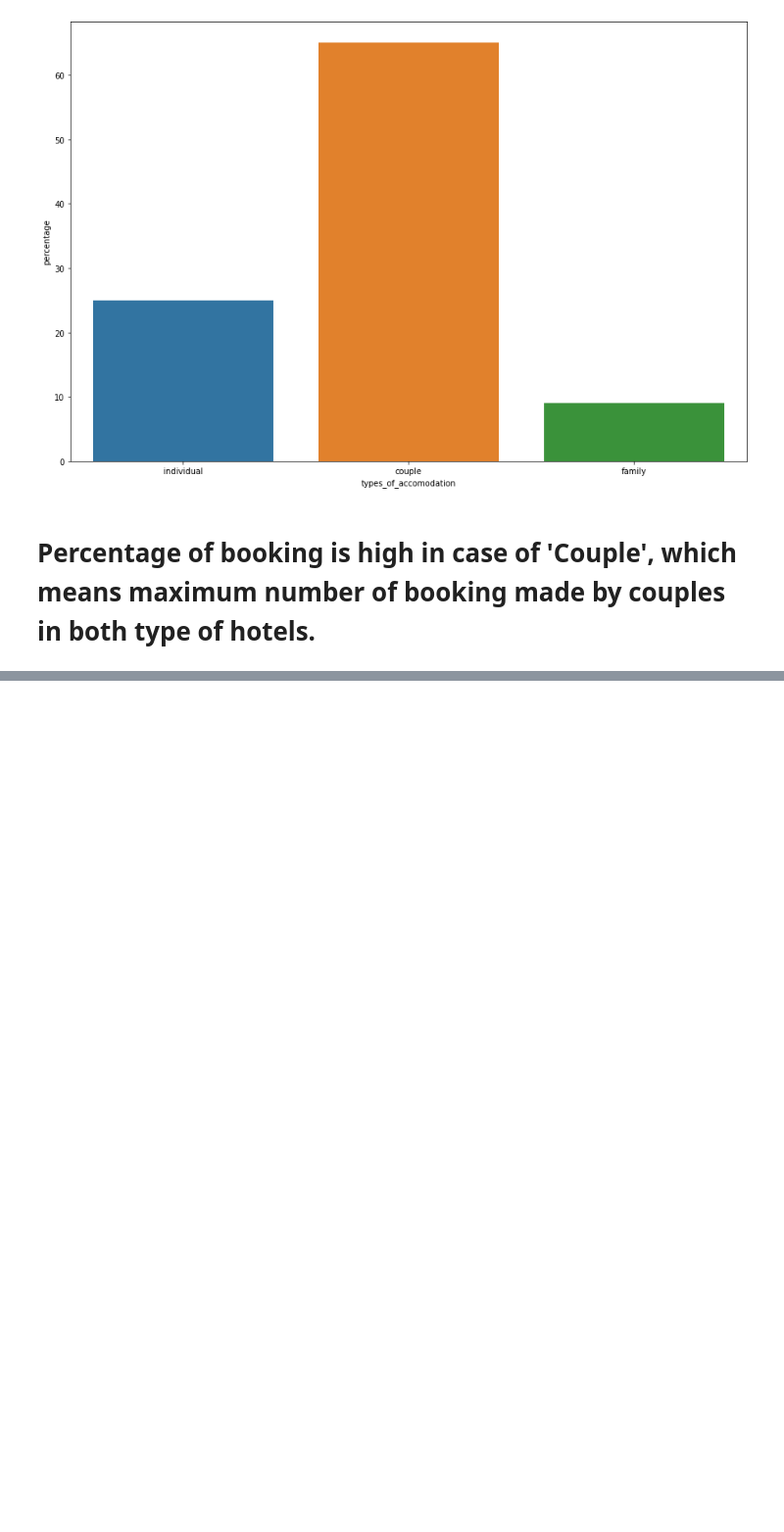
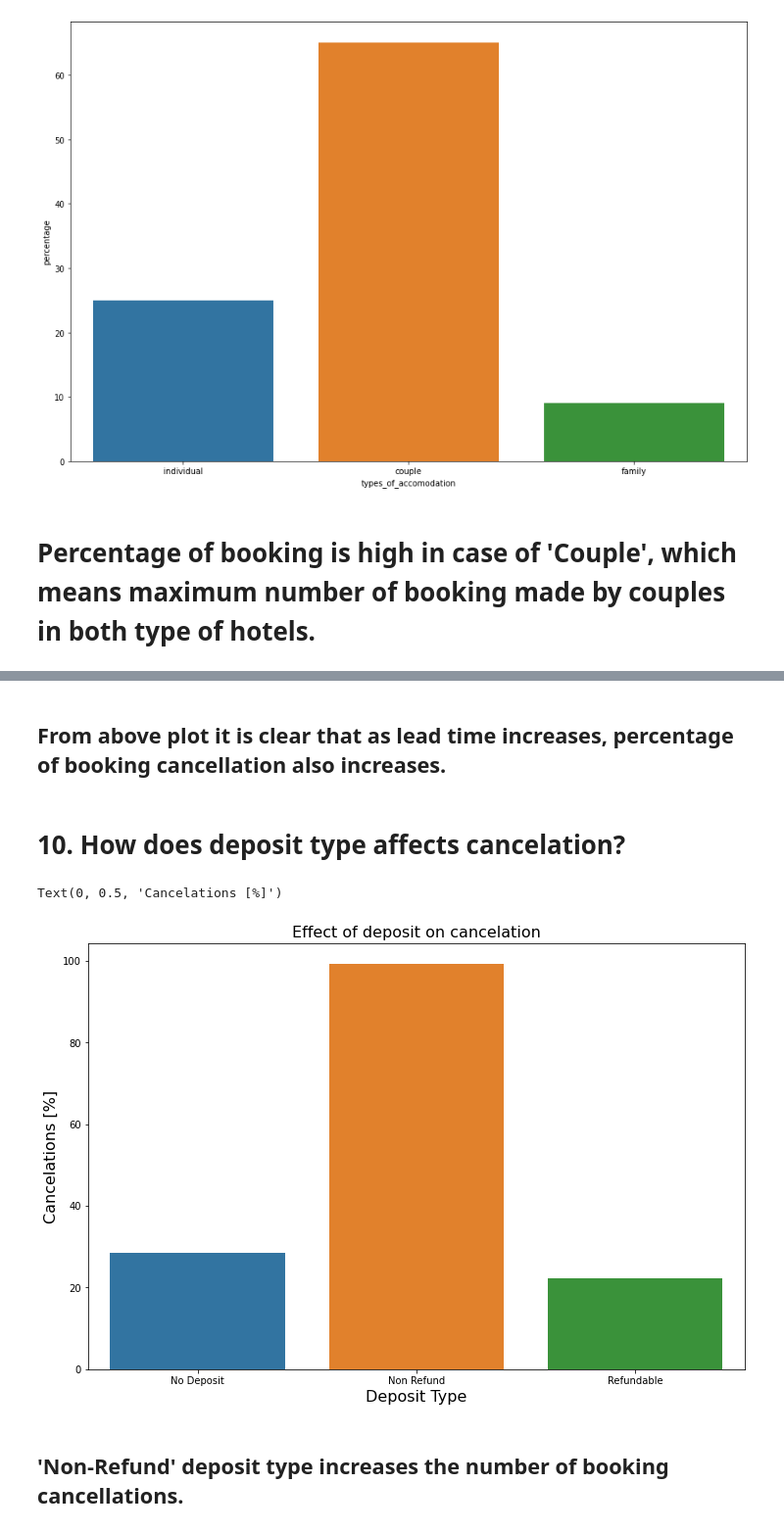
Before and after one commit to Shubhampanaskar/Hotel-Booking-Analysis-Capstone, a Jupyter notebook: Copy_of_Hotel_Booking_Analysis_BY_SHUBHAM_PANASKAR_Capstone_Project.ipynb, the cells around one changed output, grey strips where cells are left out. Shown: that part at 98% size. Saved outputs shown, nothing was run; the diff lists cells and outputs as text; code cells hidden in the pictures; blank space fills up the shorter version.

```diff
--- a/Copy_of_Hotel_Booking_Analysis_BY_SHUBHAM_PANASKAR_Capstone_Project.ipynb
+++ b/Copy_of_Hotel_Booking_Analysis_BY_SHUBHAM_PANASKAR_Capstone_Project.ipynb
@@ -539,0 +558,16 @@ Index(['hotel', 'is_canceled', 'lead_time', 'arrival_date_year',
+# %% [markdown]
+## From above plot it is clear that as lead time increases, percentage of booking cancellation also increases.
+# %% [markdown]
+# 10. How does deposit type affects cancelation?
+# %%
+deposit_df = hotel_df.groupby('deposit_type')['is_canceled'].describe()
+plt.figure(figsize=(12, 8))
+sns.barplot(x=deposit_df.index, y=deposit_df["mean"].values * 100)
+plt.title("Effect of deposit on cancelation", fontsize=16)
+plt.xlabel("Deposit Type", fontsize=16)
+plt.ylabel("Cancelations [%]", fontsize=16)
+# %% [output]
+Text(0, 0.5, 'Cancelations [%]')
+[figure, added]
+# %% [markdown]
+## 'Non-Refund' deposit type increases the number of booking cancellations.
```
Also changed, not shown: parts of 8 cells of this notebook.
